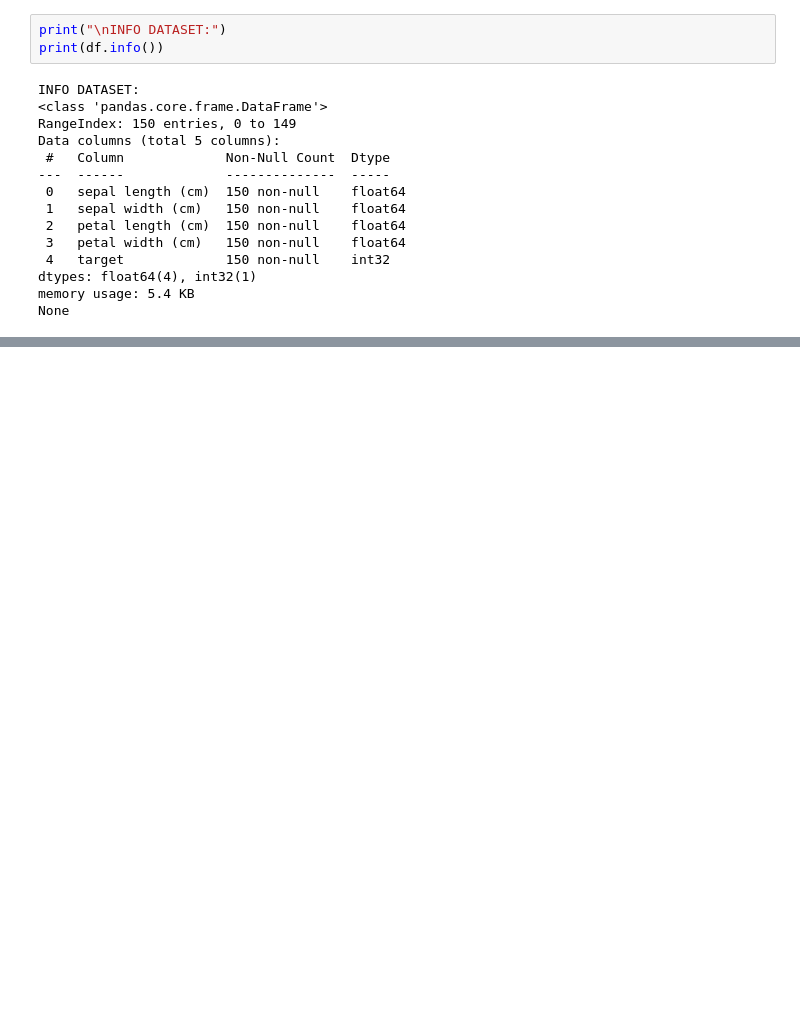
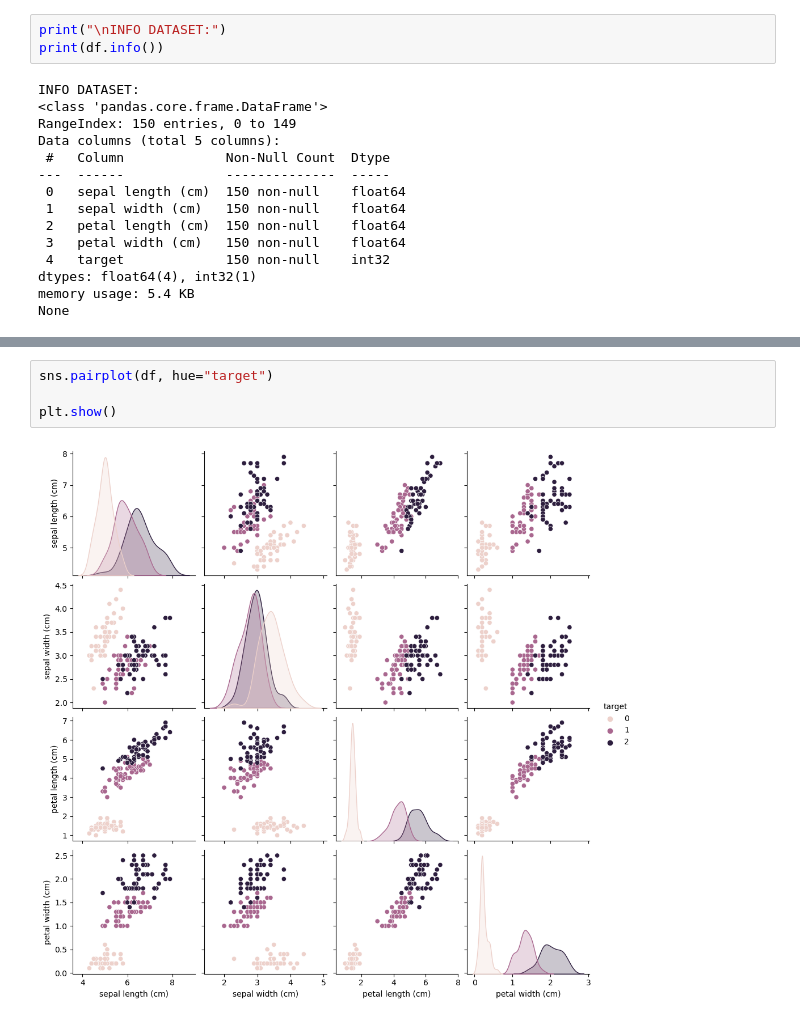
Before and after one commit to vincchris/Learning-ML, a Jupyter notebook: ml_step1_dataset_exploration.ipynb, the cells around one changed output, grey strips where cells are left out. Saved outputs shown, nothing was run; the diff lists cells and outputs as text; blank space fills up the shorter version.

```diff
--- a/ml_step1_dataset_exploration.ipynb
+++ b/ml_step1_dataset_exploration.ipynb
@@ -91,0 +136,6 @@ None
+# %%
+sns.pairplot(df, hue="target")
+
+plt.show()
+# %% [output]
+[figure, added]
```
Also changed, not shown: parts of 3 cells of this notebook.
